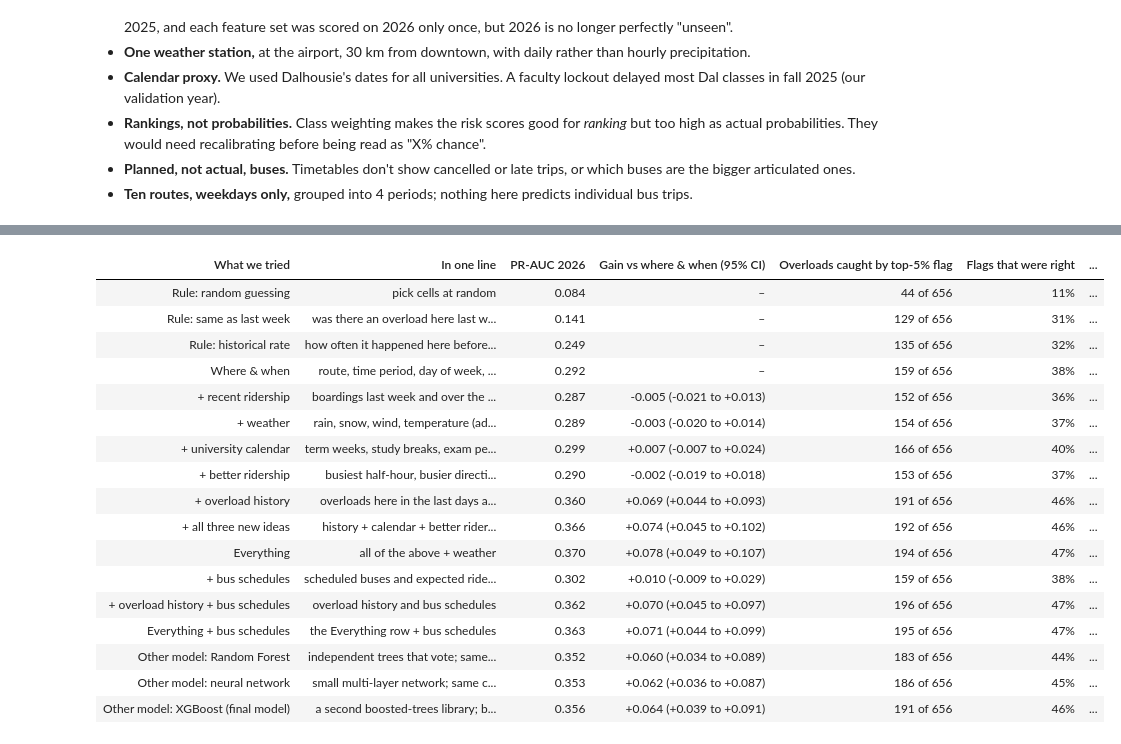
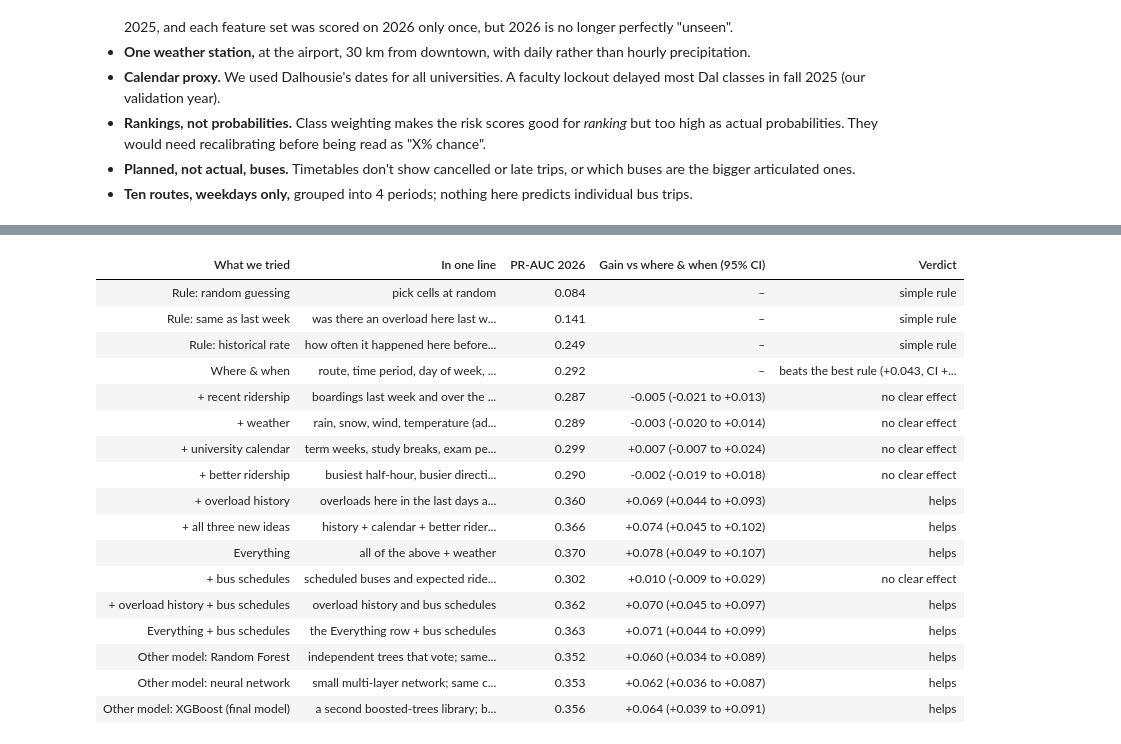
Before and after one commit to JawadurRahman/halifax-bus-overloads, a Jupyter notebook: notebooks/04_final_walkthrough.ipynb, the cells around one changed output, grey strips where cells are left out. Saved outputs shown, nothing was run; the diff lists cells and outputs as text; code cells hidden in the pictures.

```diff
--- a/notebooks/04_final_walkthrough.ipynb
+++ b/notebooks/04_final_walkthrough.ipynb
@@ -339,12 +341,18 @@ Because overloads are rare, plain **accuracy** is misleading (see section 5). In
 # %%
+CUTOFF = {}   # each model's yes/no cut-off, chosen on 2025
+
+
 def evaluate(d, score, name):
-    """PR-AUC + what a 'flag the riskiest 5%' policy would catch (ties broken at random, fixed seed)."""
+    """PR-AUC, plus yes/no answers at a cut-off chosen on 2025 (best F1 = best balance of precision and recall)."""
     y, s = d.y.to_numpy(), np.asarray(score, dtype=float)
-    order = np.lexsort((np.random.default_rng(0).random(len(s)), -s))
-    top = order[: int(np.ceil(0.05 * len(s)))]
-    return {"model": name, "PR-AUC": round(average_precision_score(y, s), 3),
-            "overloads caught (top 5%)": int(y[top].sum()), "out of": int(y.sum()),
-            "share caught": round(y[top].sum() / y.sum(), 3), "flags that were right": round(y[top].mean(), 3)}
+    if d is val or name not in CUTOFF:        # validation (2025) is always scored first: that's where the cut-off is set
+        p, r, t = precision_recall_curve(y, s)
+        f1 = 2 * p * r / np.maximum(p + r, 1e-12)
+        CUTOFF[name] = float(t[np.argmax(f1[:-1])])
+    yes = s >= CUTOFF[name]
+    return {"model": name, "PR-AUC": round(average_precision_score(y, s), 3), "cut-off": round(CUTOFF[name], 2),
+            "overloads caught": int(y[yes].sum()), "out of": int(y.sum()), "share caught": round(y[yes].sum() / y.sum(), 3),
+            "yes answers": int(yes.sum()), "yes answers right": round(float(y[yes].mean()), 3) if yes.any() else 0.0}
 print("evaluate() ready")
 # %% [output]
 evaluate() ready
@@ -608,6 +616,14 @@ Our final model is the LightGBM model with all clues. It was chosen because it s
 
 What would it have done for Halifax Transit in 2026?
 # %%
-pd.DataFrame([r for r in results["test"] if r["model"] in
-              ("Historical rate", "LightGBM A: where & when", "LightGBM: + overload history", "LightGBM: everything (final)")]).set_index("model")
+fin = "LightGBM: everything (final)"
+r = next(r for r in results["test"] if r["model"] == fin)
+display(pd.DataFrame([r]).set_index("model")[["cut-off", "overloads caught", "out of", "share caught", "yes answers", "yes answers right"]])
+
+# fair check: to catch the SAME number of overloads, how many 'yes' answers does the best simple rule need?
+h = S["Historical rate"]; yy = test.y.to_numpy()
+order = np.lexsort((np.random.default_rng(0).random(len(h)), -h))          # riskiest first, ties broken at random
+need = int(np.searchsorted(np.cumsum(yy[order]), r["overloads caught"]) + 1)
+print(f"To catch the same {r['overloads caught']} overloads, the historical-rate rule must say 'yes' {need} times: "
+      f"only {r['overloads caught'] / need:.0%} of its 'yes' answers would be right (the model: {r['yes answers right']:.0%}).")
 # %% [output]
@@ -629,7 +645,8 @@ d = test.assign(risk=S["LightGBM: everything (final)"])
 d = d[d.date == day]
 grid = d.pivot_table(index="route", columns="period", values="risk", observed=False).reindex(columns=["AM", "MID", "PM", "EVE"])
 actual = d.pivot_table(index="route", columns="period", values="y", observed=False).reindex(columns=["AM", "MID", "PM", "EVE"])
-flag = d.nlargest(2, "risk")[["route", "period"]].astype(str).values.tolist()
+cut = CUTOFF["LightGBM: everything (final)"]
+flag = d[d.risk >= cut][["route", "period"]].astype(str).values.tolist()
 fig, ax = plt.subplots(figsize=(6.5, 6))
 im = ax.imshow(grid.values, cmap="Blues", aspect="auto", vmin=0, vmax=1)
 ax.set_xticks(range(4), ["morning\n6–10", "midday\n10–14", "afternoon\n14–19", "evening\n19–24"])
@@ -643,5 +660,7 @@ for i, r in enumerate(grid.index):
 ax.set_title(f"{day:%A %b %d, %Y}: predicted risk vs what happened")
 fig.colorbar(im, ax=ax, fraction=0.04, label="risk score (higher = riskier)")
 plt.show()
-print(f"Overload cells that day: {int(d.y.sum())} of 40.  The 2 flagged cells: {flag}; correct: {int(d.nlargest(2, 'risk').y.sum())} of 2")
+said_yes = d[d.risk >= cut]
+print(f"Overload cells that day: {int(d.y.sum())} of 40. The model said 'yes' {len(said_yes)} times (cut-off {cut:.2f}); "
+      f"{int(said_yes.y.sum())} of those were right, so it caught {int(said_yes.y.sum())} of the {int(d.y.sum())} overloads.")
 # %% [output]
@@ -795,8 +814,7 @@ if HAS_CAP:
     for label in ["LightGBM"] + list(show.values()):
         for short in clue_sets:
             name = ref[short] if label == "LightGBM" else f"{label}: {short}"
-            row = {"model": label, "clues": short, "PR-AUC 2025": V[name], "PR-AUC 2026": Rt[name]["PR-AUC"],
-                   "caught (top 5%)": f'{Rt[name]["overloads caught (top 5%)"]} of 656'}
+            row = {"model": label, "clues": short, "PR-AUC 2025": V[name], "PR-AUC 2026": Rt[name]["PR-AUC"]}
             if label != "LightGBM":
                 g, lo, hi = bootstrap_gain(test, S[ref[short]], S[name])
                 row["vs LightGBM, same clues (95% CI)"] = f"{g:+.3f}  ({lo:+.3f} to {hi:+.3f})"
@@ -854,53 +872,52 @@ tried = [  # (row label, model name, what it is)
     ("Everything", "LightGBM: everything (final)", "all of the above + weather"),
     ("+ bus schedules", "LightGBM: + bus schedules", "scheduled buses and expected riders per bus (section 15)"),
     ("+ overload history + bus schedules", "LightGBM: + history + schedules", "overload history and bus schedules"),
     ("Everything + bus schedules", "LightGBM: everything + schedules", "the Everything row + bus schedules"),
     ("Other model: Random Forest", "Random Forest: everything + schedules", "independent trees that vote; same clues (section 16)"),
     ("Other model: neural network", "Neural network: everything + schedules", "small multi-layer network; same clues"),
     ("Other model: XGBoost (final model)", "XGBoost: everything + schedules", "a second boosted-trees library; best on 2025"),
 ]
 tried = [t for t in tried if t[1] in R]   # schedule and other-model rows only if sections 15-16 ran
 rows = []
 for label, name, what in tried:
     if name == base:
         g, lo, hi = bootstrap_gain(test, S["Historical rate"], S[base])
         gain, verdict = "–", f"beats the best rule (+{g:.3f}, CI {lo:+.3f} to {hi:+.3f})"
     elif name in ("Random guessing", "Same as last week", "Historical rate"):
         gain, verdict = "–", "simple rule"
     else:
         g, lo, hi = bootstrap_gain(test, S[base], S[name])
         gain = f"{g:+.3f}  ({lo:+.3f} to {hi:+.3f})"
         verdict = "helps" if lo > 0 else ("hurts" if hi < 0 else "no clear effect")
     rows.append({"What we tried": label, "In one line": what, "PR-AUC 2026": R[name]["PR-AUC"],
                  "Gain vs where & when (95% CI)": gain,
-                 "Overloads caught by top-5% flag": f'{R[name]["overloads caught (top 5%)"]} of {R[name]["out of"]}',
-                 "Flags that were right": f'{R[name]["flags that were right"]:.0%}', "Verdict": verdict})
+                 "Verdict": verdict})
 glance = pd.DataFrame(rows)
 
 def shade(row):
     c = "#fdeee6" if row["Verdict"] == "helps" else "#e7f1fb" if row["What we tried"] == "Where & when" else "#f0efec" if row["Verdict"] == "simple rule" else ""
     return [f"background-color: {c}" if c else "" for _ in row]
 (glance.style.apply(shade, axis=1).hide(axis="index").format({"PR-AUC 2026": "{:.3f}"})
        .set_properties(**{"text-align": "left"}).set_table_styles([{"selector": "th", "props": [("text-align", "left")]}]))
 # %% [output]
-| What we tried | In one line | PR-AUC 2026 | Gain vs where & when (95% CI) | Overloads caught by top-5% flag | Flags that were right | ... |
-| Rule: random guessing | pick cells at random | 0.084 | – | 44 of 656 | 11% | ... |
-| Rule: same as last week | was there an overload here last w... | 0.141 | – | 129 of 656 | 31% | ... |
-| Rule: historical rate | how often it happened here before... | 0.249 | – | 135 of 656 | 32% | ... |
-| Where & when | route, time period, day of week, ... | 0.292 | – | 159 of 656 | 38% | ... |
-| + recent ridership | boardings last week and over the ... | 0.287 | -0.005 (-0.021 to +0.013) | 152 of 656 | 36% | ... |
-| + weather | rain, snow, wind, temperature (ad... | 0.289 | -0.003 (-0.020 to +0.014) | 154 of 656 | 37% | ... |
-| + university calendar | term weeks, study breaks, exam pe... | 0.299 | +0.007 (-0.007 to +0.024) | 166 of 656 | 40% | ... |
-| + better ridership | busiest half-hour, busier directi... | 0.290 | -0.002 (-0.019 to +0.018) | 153 of 656 | 37% | ... |
-| + overload history | overloads here in the last days a... | 0.360 | +0.069 (+0.044 to +0.093) | 191 of 656 | 46% | ... |
-| + all three new ideas | history + calendar + better rider... | 0.366 | +0.074 (+0.045 to +0.102) | 192 of 656 | 46% | ... |
-| Everything | all of the above + weather | 0.370 | +0.078 (+0.049 to +0.107) | 194 of 656 | 47% | ... |
-| + bus schedules | scheduled buses and expected ride... | 0.302 | +0.010 (-0.009 to +0.029) | 159 of 656 | 38% | ... |
-| + overload history + bus schedules | overload history and bus schedules | 0.362 | +0.070 (+0.045 to +0.097) | 196 of 656 | 47% | ... |
-| Everything + bus schedules | the Everything row + bus schedules | 0.363 | +0.071 (+0.044 to +0.099) | 195 of 656 | 47% | ... |
-| Other model: Random Forest | independent trees that vote; same... | 0.352 | +0.060 (+0.034 to +0.089) | 183 of 656 | 44% | ... |
-| Other model: neural network | small multi-layer network; same c... | 0.353 | +0.062 (+0.036 to +0.087) | 186 of 656 | 45% | ... |
-| Other model: XGBoost (final model) | a second boosted-trees library; b... | 0.356 | +0.064 (+0.039 to +0.091) | 191 of 656 | 46% | ... |
+| What we tried | In one line | PR-AUC 2026 | Gain vs where & when (95% CI) | Verdict |
+| Rule: random guessing | pick cells at random | 0.084 | – | simple rule |
+| Rule: same as last week | was there an overload here last w... | 0.141 | – | simple rule |
+| Rule: historical rate | how often it happened here before... | 0.249 | – | simple rule |
+| Where & when | route, time period, day of week, ... | 0.292 | – | beats the best rule (+0.043, CI +... |
+| + recent ridership | boardings last week and over the ... | 0.287 | -0.005 (-0.021 to +0.013) | no clear effect |
+| + weather | rain, snow, wind, temperature (ad... | 0.289 | -0.003 (-0.020 to +0.014) | no clear effect |
+| + university calendar | term weeks, study breaks, exam pe... | 0.299 | +0.007 (-0.007 to +0.024) | no clear effect |
+| + better ridership | busiest half-hour, busier directi... | 0.290 | -0.002 (-0.019 to +0.018) | no clear effect |
+| + overload history | overloads here in the last days a... | 0.360 | +0.069 (+0.044 to +0.093) | helps |
+| + all three new ideas | history + calendar + better rider... | 0.366 | +0.074 (+0.045 to +0.102) | helps |
+| Everything | all of the above + weather | 0.370 | +0.078 (+0.049 to +0.107) | helps |
+| + bus schedules | scheduled buses and expected ride... | 0.302 | +0.010 (-0.009 to +0.029) | no clear effect |
+| + overload history + bus schedules | overload history and bus schedules | 0.362 | +0.070 (+0.045 to +0.097) | helps |
+| Everything + bus schedules | the Everything row + bus schedules | 0.363 | +0.071 (+0.044 to +0.099) | helps |
+| Other model: Random Forest | independent trees that vote; same... | 0.352 | +0.060 (+0.034 to +0.089) | helps |
+| Other model: neural network | small multi-layer network; same c... | 0.353 | +0.062 (+0.036 to +0.087) | helps |
+| Other model: XGBoost (final model) | a second boosted-trees library; b... | 0.356 | +0.064 (+0.039 to +0.091) | helps |
 # %% [markdown]
 **How to read it**
 - **Grey rows** are the simple rules. The best of them, the historical rate, scores 0.249.
```
Also changed, not shown: parts of 13 cells of this notebook, 1 other file.
